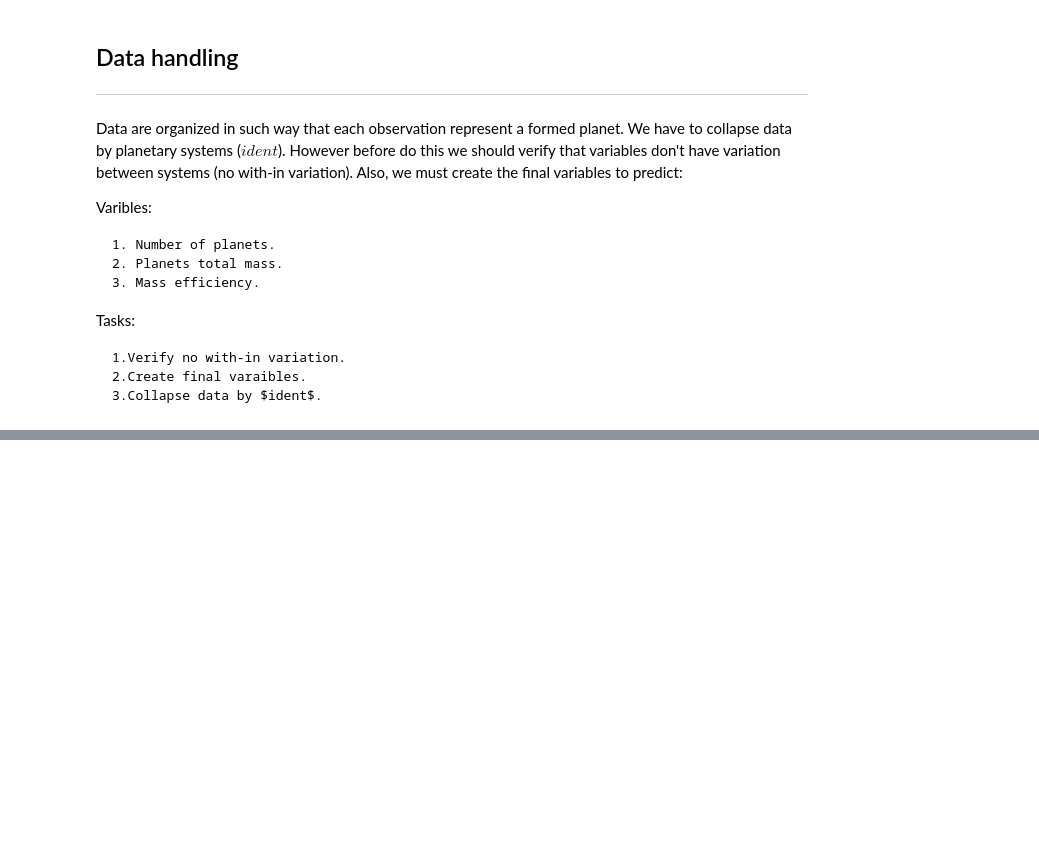
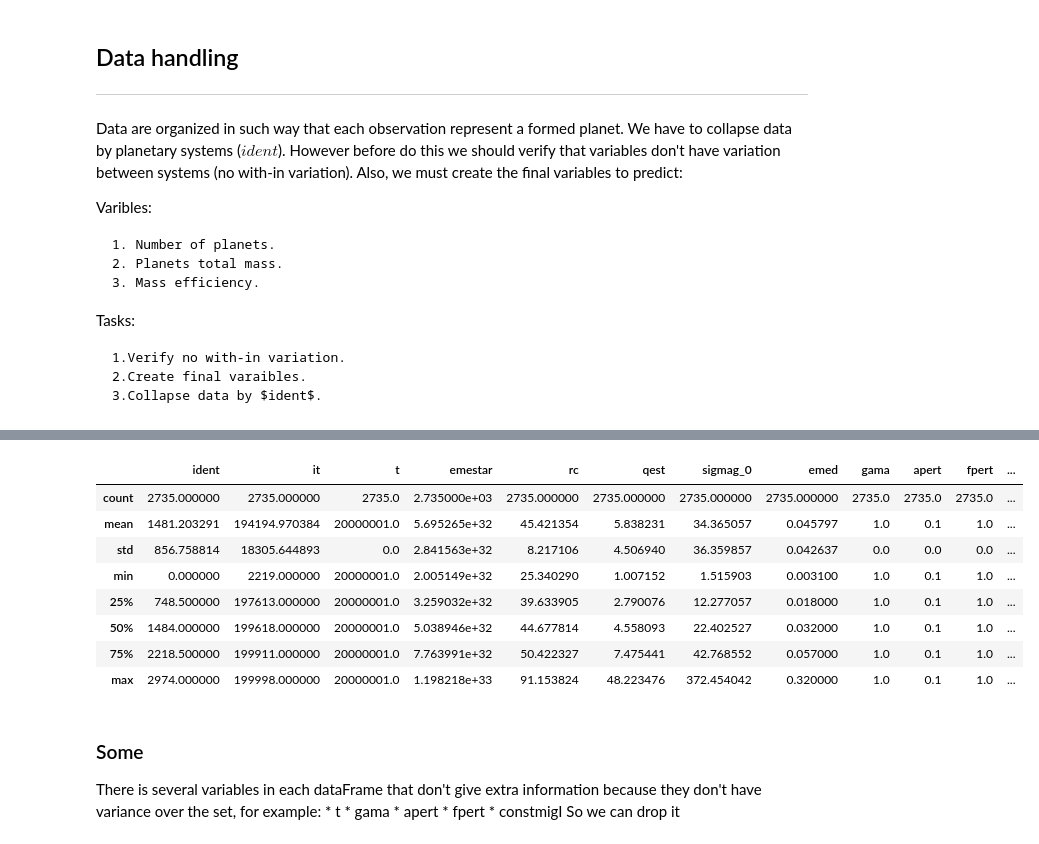
Before and after one commit to cebasfu93/planetaryFormation, a Jupyter notebook: dataExploration.ipynb, the cells around one changed output, grey strips where cells are left out. Saved outputs shown, nothing was run; the diff lists cells and outputs as text; code cells hidden in the pictures; blank space fills up the shorter version.

```diff
--- a/dataExploration.ipynb
+++ b/dataExploration.ipynb
@@ -113,0 +116,21 @@ high_systems.drop(['emegas(i)','emepla(i)/emet','rplanet(i)/radtie','a(i)'], axi
+# %%
+low_systems.describe()
+# %% [output]
+|  | ident | it | t | emestar | rc | qest | sigmag_0 | emed | gama | apert | fpert | ... |
+| count | 2735.000000 | 2735.000000 | 2735.0 | 2.735000e+03 | 2735.000000 | 2735.000000 | 2735.000000 | 2735.000000 | 2735.0 | 2735.0 | 2735.0 | ... |
+| mean | 1481.203291 | 194194.970384 | 20000001.0 | 5.695265e+32 | 45.421354 | 5.838231 | 34.365057 | 0.045797 | 1.0 | 0.1 | 1.0 | ... |
+| std | 856.758814 | 18305.644893 | 0.0 | 2.841563e+32 | 8.217106 | 4.506940 | 36.359857 | 0.042637 | 0.0 | 0.0 | 0.0 | ... |
+| min | 0.000000 | 2219.000000 | 20000001.0 | 2.005149e+32 | 25.340290 | 1.007152 | 1.515903 | 0.003100 | 1.0 | 0.1 | 1.0 | ... |
+| 25% | 748.500000 | 197613.000000 | 20000001.0 | 3.259032e+32 | 39.633905 | 2.790076 | 12.277057 | 0.018000 | 1.0 | 0.1 | 1.0 | ... |
+| 50% | 1484.000000 | 199618.000000 | 20000001.0 | 5.038946e+32 | 44.677814 | 4.558093 | 22.402527 | 0.032000 | 1.0 | 0.1 | 1.0 | ... |
+| 75% | 2218.500000 | 199911.000000 | 20000001.0 | 7.763991e+32 | 50.422327 | 7.475441 | 42.768552 | 0.057000 | 1.0 | 0.1 | 1.0 | ... |
+| max | 2974.000000 | 199998.000000 | 20000001.0 | 1.198218e+33 | 91.153824 | 48.223476 | 372.454042 | 0.320000 | 1.0 | 0.1 | 1.0 | ... |
+# %% [markdown]
+### Some
+There is several variables in each dataFrame that don't give extra information because they don't have variance over the set, for example:
+    * t
+    * gama
+    * apert
+    * fpert
+    * constmigI
+So we can drop it
```
Also changed, not shown: parts of 10 cells of this notebook.
